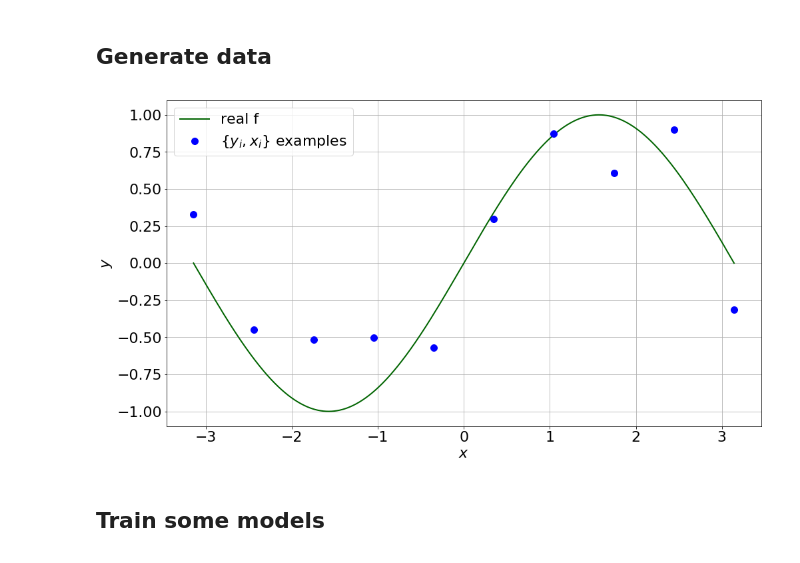
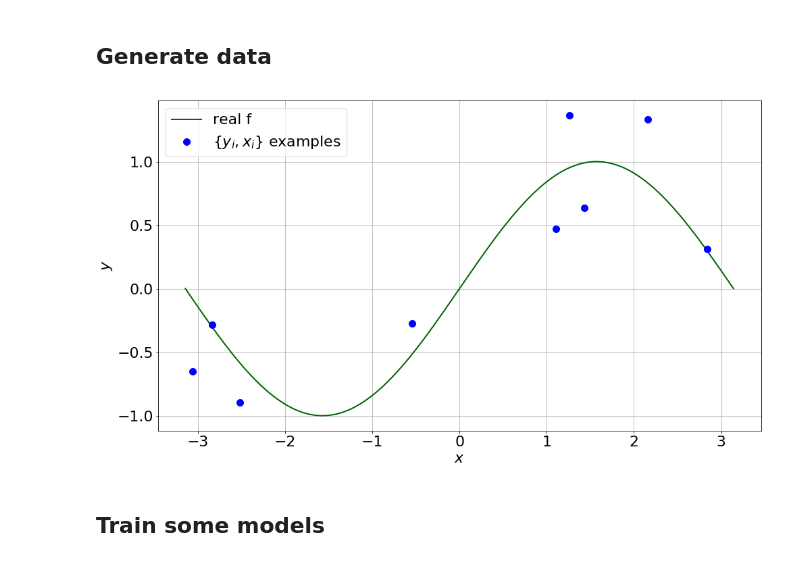
Before and after one commit to dsteinberg/DIPA-validation, a Jupyter notebook: model_fitting.ipynb, the cells around one changed output. Saved outputs shown, nothing was run; the diff lists cells and outputs as text; code cells hidden in the pictures.

```diff
--- a/model_fitting.ipynb
+++ b/model_fitting.ipynb
@@ -21,31 +21,32 @@ np.random.seed(666)
 # %%
 # Inputs
 xmin, xmax = -np.pi, np.pi
-x_tr = np.linspace(xmin, xmax, 10)
+#x_tr = np.linspace(xmin, xmax, 10)
+x_tr = np.sort(np.random.uniform(xmin, xmax, 9))
 x_ts = np.linspace(xmin, xmax, 1000)
 
 # Latent function and noisy targets
 noise = 0.4
 f = np.sin(x_ts)
 y = np.sin(x_tr) + np.random.randn(len(x_tr)) * noise
 
 # Plot
 def plot_data(reg=None, degree=None):
     pl.plot(x_ts.flatten(), f, 'darkgreen', linewidth=2, label='real f')
     pl.plot(x_tr.flatten(), y, 'blue', marker='o', markersize=10, linewidth=0, label='$\{y_i, x_i\}$ examples')
     if reg is not None:
         h = reg.predict(x_ts[:, np.newaxis])
         pl.plot(x_ts.flatten(), h, 'darkred', linewidth=2, label='learned h, degree={}'.format(degree))
     pl.xlabel('$x$')
     pl.ylabel('$y$')
     pl.legend()
     pl.grid()
 
 pl.figure(figsize=FIGSIZE)
 plot_data()
 pl.show()
 # %% [output]
-[figure, old version]
+[figure, new version]
 # %% [markdown]
 ## Train some models
 # %%
```
Also changed, not shown: parts of 5 cells of this notebook, 2 other files.
